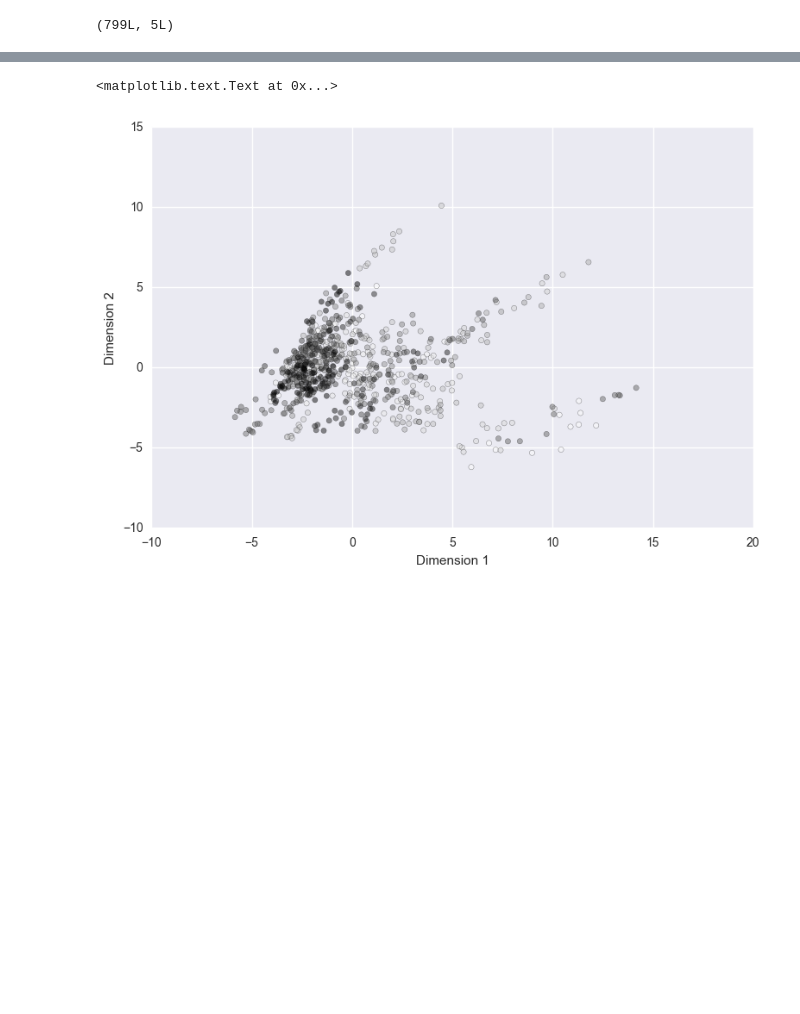
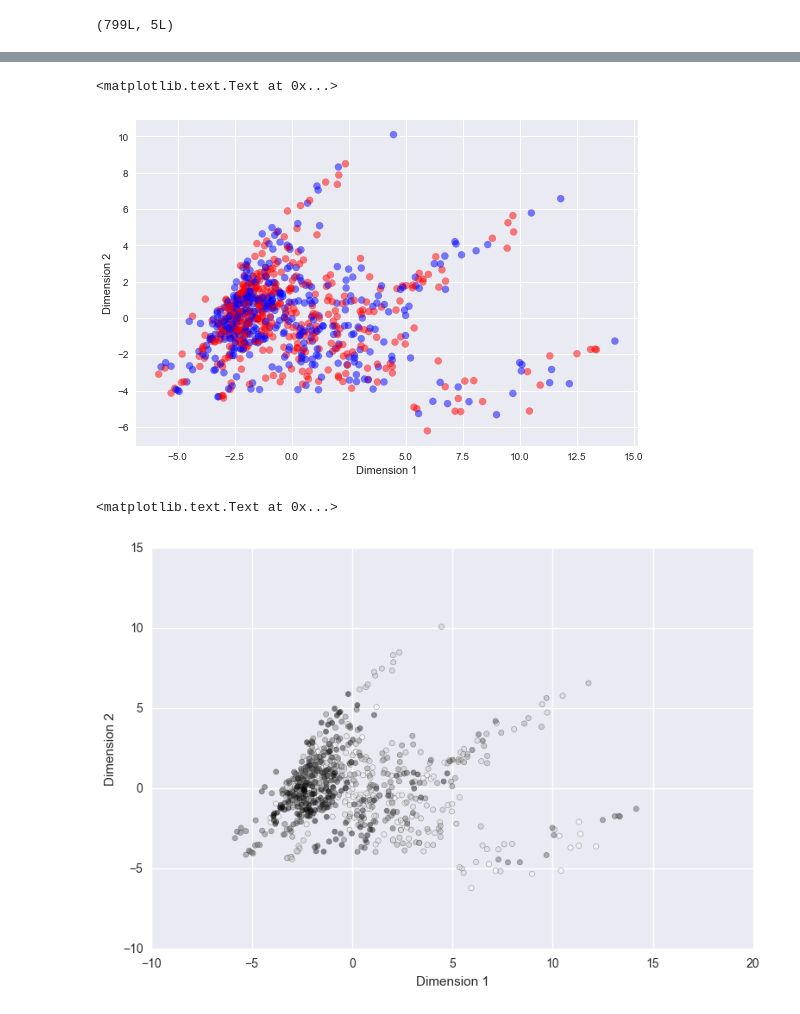
Before and after one commit to alikhanzadi/Projects, a Jupyter notebook: project-07/Project 7-Final.ipynb, the cells around one changed output, grey strips where cells are left out. Drawn from its saved outputs; the diff is of its cells as text; code cells hidden in the pictures; blank space fills up the shorter version.

```diff
--- a/project-07/Project 7-Final.ipynb
+++ b/project-07/Project 7-Final.ipynb
@@ -409,8 +401,8 @@ reduced_df.shape
 X_reduced = reduced_df.ix[:,1:]
 scaled_data_reduced = scaler.fit_transform(X_reduced)
 # %%
-pca = PCA(n_components = 5, random_state=0)
+pca_2 = PCA(n_components = 5, random_state=0)
 
-data_pca = pca.fit_transform(scaled_data_reduced)
-sum(pca.explained_variance_ratio_[0:5])
+data_pca_2 = pca_2.fit_transform(scaled_data_reduced)
+sum(pca.explained_variance_ratio_[0:2])
 # %% [output]
@@ -444,6 +436,16 @@ pca_decomp_df.sort_values(by=["PC1","PC2"], ascending=[False,False])
 # %%
 le = LabelEncoder()
 y = le.fit_transform(airports_operations_final_df['Airport'])
+# %%
+pca2_df = pd.DataFrame(data_pca_2)
+
+fig = plt.figure(figsize=(9,6))
+plt.scatter(pca2_df[0],pca2_df[1], alpha=0.5, color=['red','blue'])
+plt.xlabel('Dimension 1')
+plt.ylabel('Dimension 2')
+# %% [output]
+<matplotlib.text.Text at 0x...>
+[figure, added]
 # %%
 pca_df = pd.DataFrame(data_pca)
 
```
Also changed, not shown: parts of 22 cells of this notebook.
